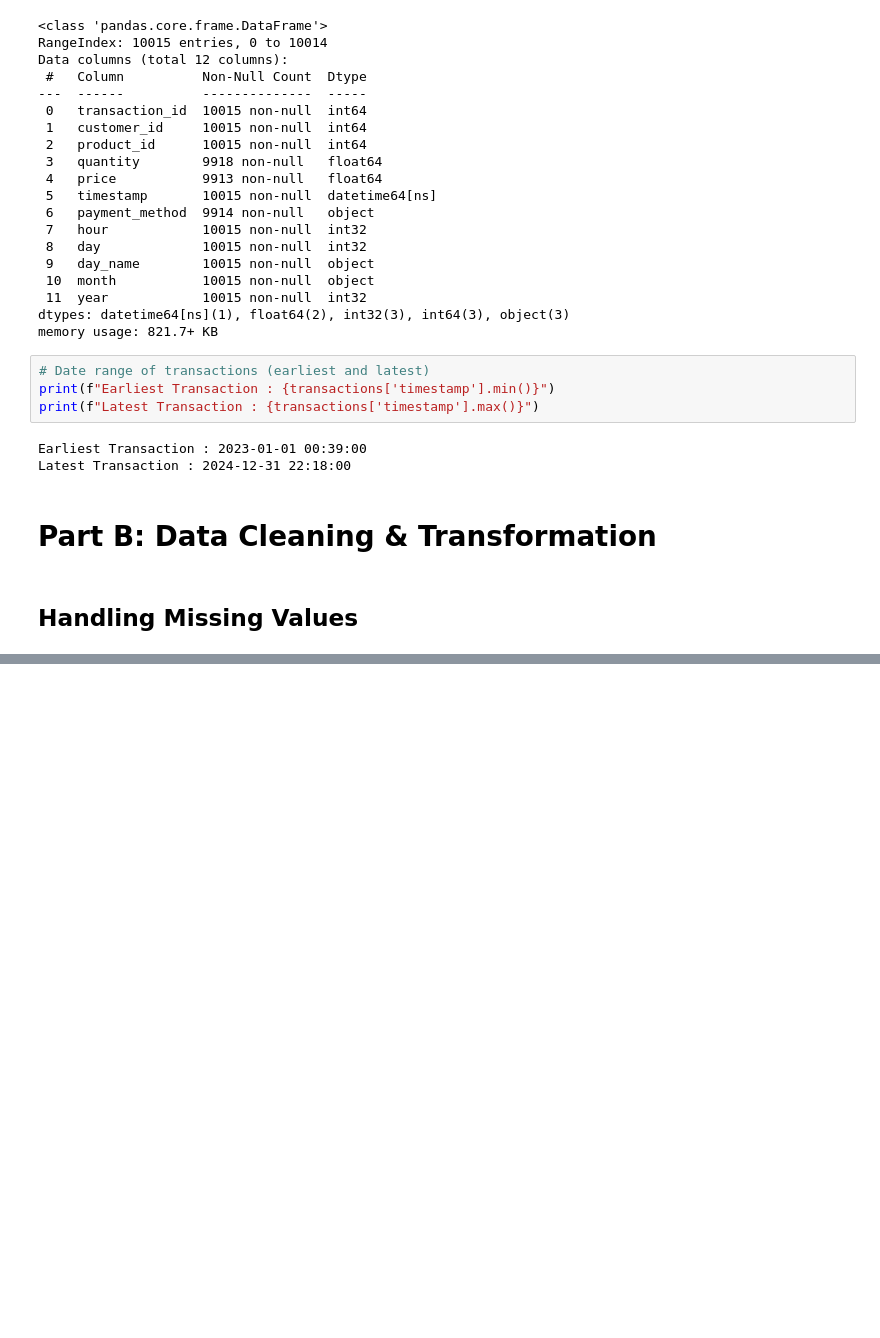
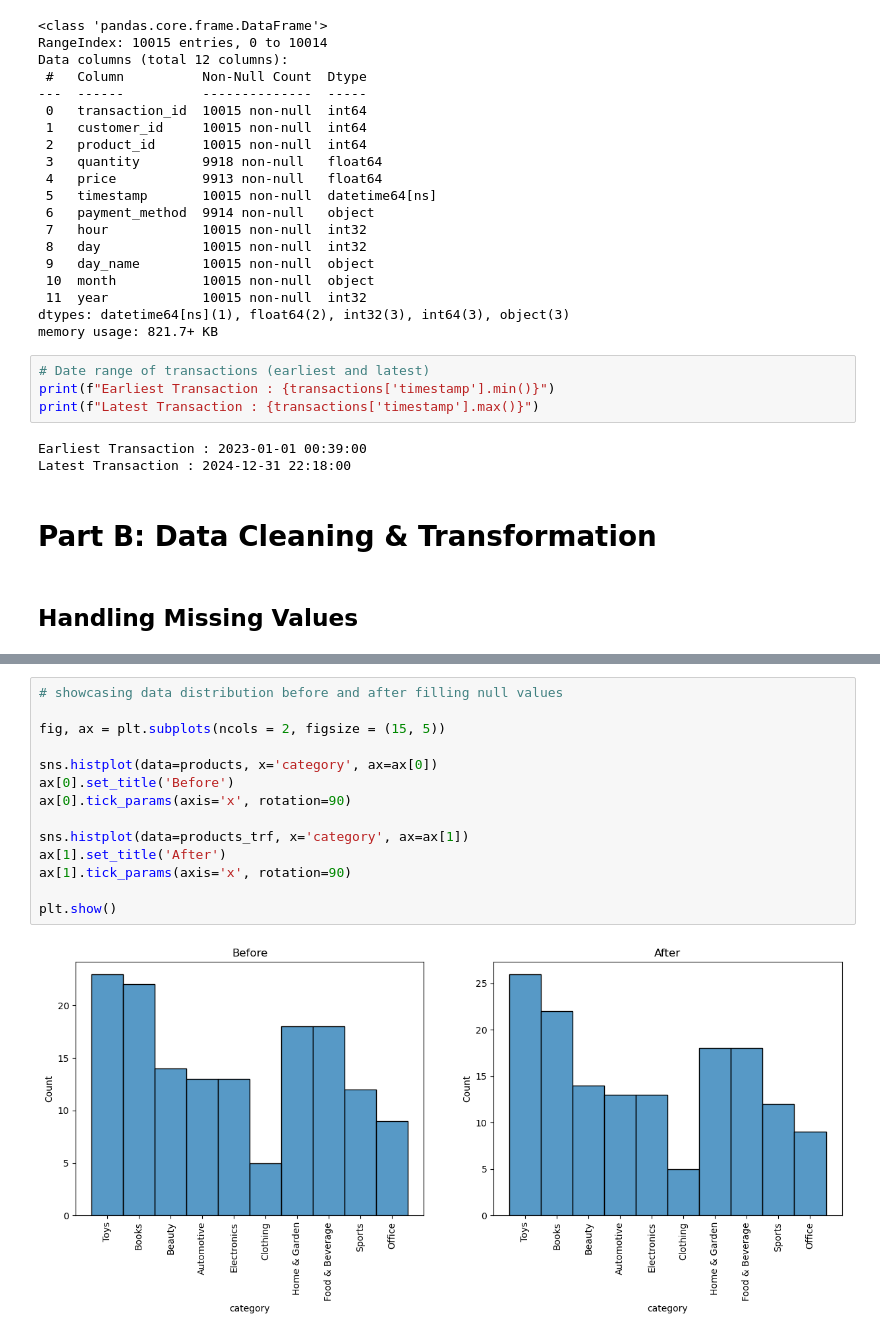
Before and after one commit to ka-rachit/Init_Tasks, a Jupyter notebook: Task_1_Python_Data_Manipulation/Init_Task.ipynb, the cells around one changed output, grey strips where cells are left out. Drawn from its saved outputs; the diff is of its cells as text; blank space fills up the shorter version.

```diff
--- a/Task_1_Python_Data_Manipulation/Init_Task.ipynb
+++ b/Task_1_Python_Data_Manipulation/Init_Task.ipynb
@@ -155,0 +294,16 @@ Latest Transaction : 2024-12-31 22:18:00
+# %%
+# showcasing data distribution before and after filling null values
+
+fig, ax = plt.subplots(ncols = 2, figsize = (15, 5))
+
+sns.histplot(data=products, x='category', ax=ax[0])
+ax[0].set_title('Before')
+ax[0].tick_params(axis='x', rotation=90)
+
+sns.histplot(data=products_trf, x='category', ax=ax[1])
+ax[1].set_title('After')
+ax[1].tick_params(axis='x', rotation=90)
+
+plt.show()
+# %% [output]
+[figure, added]
```
Also changed, not shown: parts of 27 cells of this notebook.
